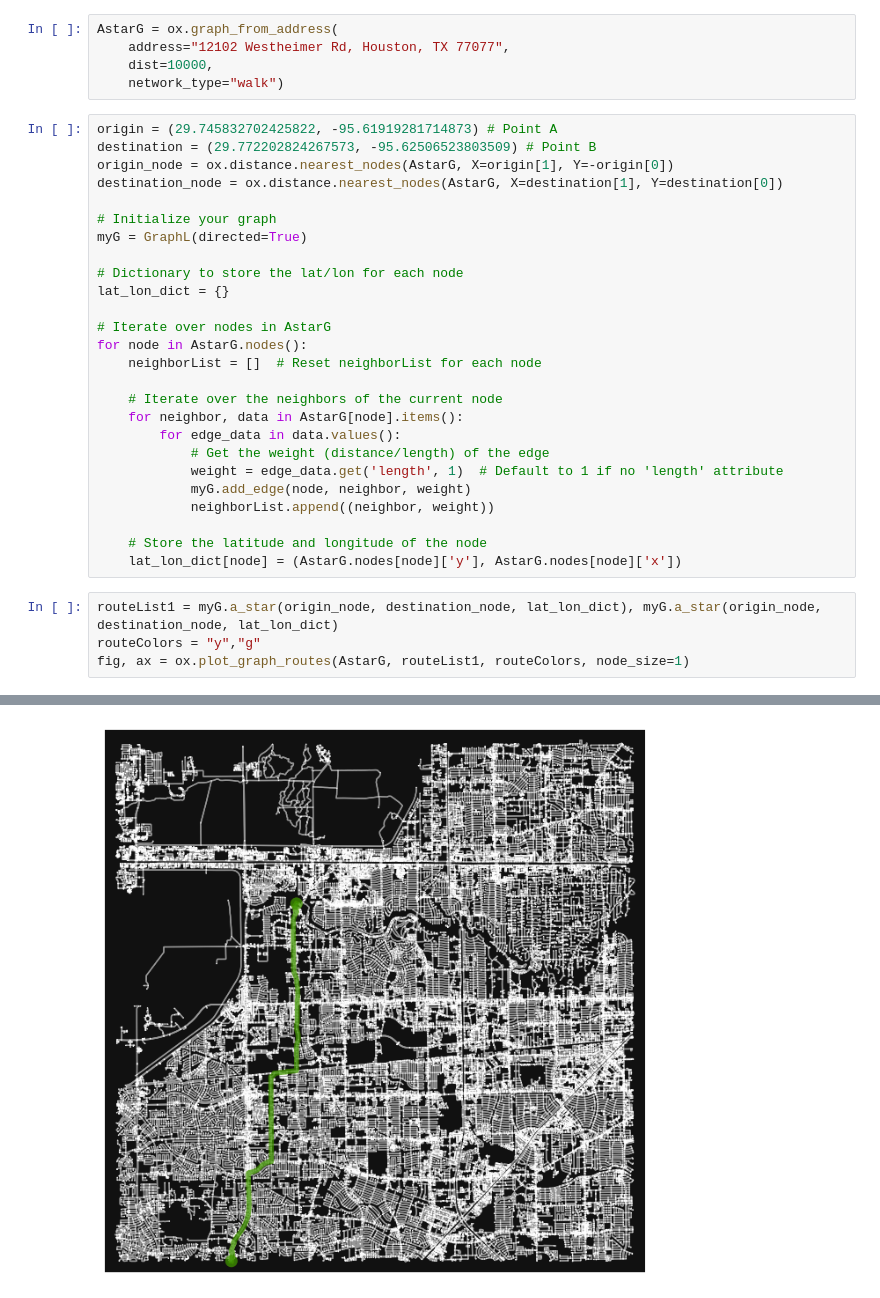
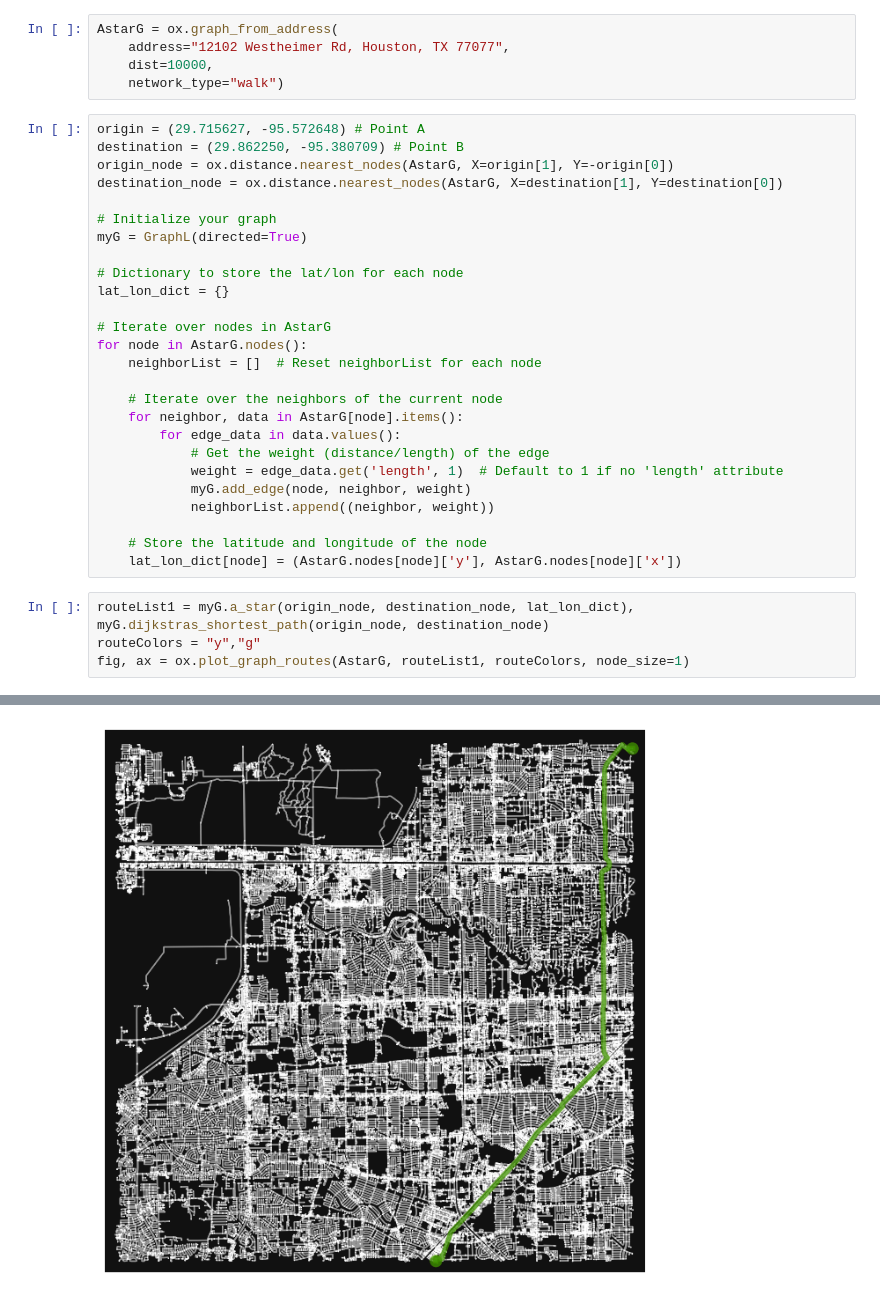
Before and after one commit to Saxon-account/vhs-intro-ai, a Jupyter notebook: road_network_analysis_1_1.ipynb, the cells around one changed output, grey strips where cells are left out. Drawn from its saved outputs; the diff is of its cells as text.

```diff
--- a/road_network_analysis_1_1.ipynb
+++ b/road_network_analysis_1_1.ipynb
@@ -456,8 +456,8 @@ AstarG = ox.graph_from_address(
     dist=10000,
     network_type="walk")
 # %%
-origin = (29.745832702425822, -95.61919281714873) # Point A
-destination = (29.772202824267573, -95.62506523803509) # Point B
+origin = (29.715627, -95.572648) # Point A
+destination = (29.862250, -95.380709) # Point B
 origin_node = ox.distance.nearest_nodes(AstarG, X=origin[1], Y=-origin[0])
 destination_node = ox.distance.nearest_nodes(AstarG, X=destination[1], Y=destination[0])
 
@@ -482,7 +482,7 @@ for node in AstarG.nodes():
     # Store the latitude and longitude of the node
     lat_lon_dict[node] = (AstarG.nodes[node]['y'], AstarG.nodes[node]['x'])
 # %%
-routeList1 = myG.a_star(origin_node, destination_node, lat_lon_dict), myG.a_star(origin_node, destination_node, lat_lon_dict)
+routeList1 = myG.a_star(origin_node, destination_node, lat_lon_dict), myG.dijkstras_shortest_path(origin_node, destination_node)
 routeColors = "y","g"
 fig, ax = ox.plot_graph_routes(AstarG, routeList1, routeColors, node_size=1)
 # %% [output]
@@ -493 +494 @@ Number of nodes considered:  81024
-[figure, old version]
+[figure, new version]
```
Also changed, not shown: parts of 1 cell of this notebook.
